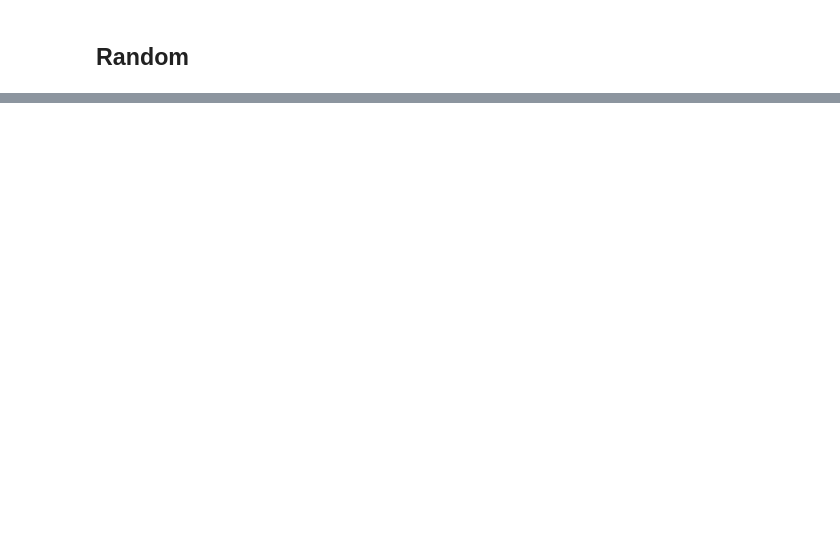
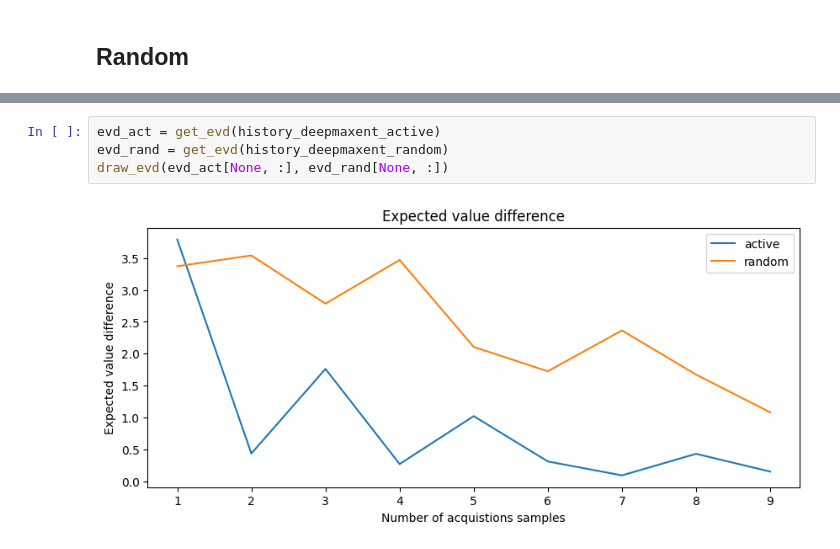
Before and after one commit to simonjisu/rl_2023spring, a Jupyter notebook: experiment_objworld2.ipynb, the cells around one changed output, grey strips where cells are left out. Cells and saved outputs as stored; diff of their text form; blank space fills up the shorter version.

```diff
--- a/experiment_objworld2.ipynb
+++ b/experiment_objworld2.ipynb
@@ -530,0 +578,6 @@ visualizer.draw_value_maps(search_idx)
+# %%
+evd_act = get_evd(history_deepmaxent_active)
+evd_rand = get_evd(history_deepmaxent_random)
+draw_evd(evd_act[None, :], evd_rand[None, :])
+# %% [output]
+[figure, added]
```
Also changed, not shown: parts of 15 cells of this notebook, 10 other files.
